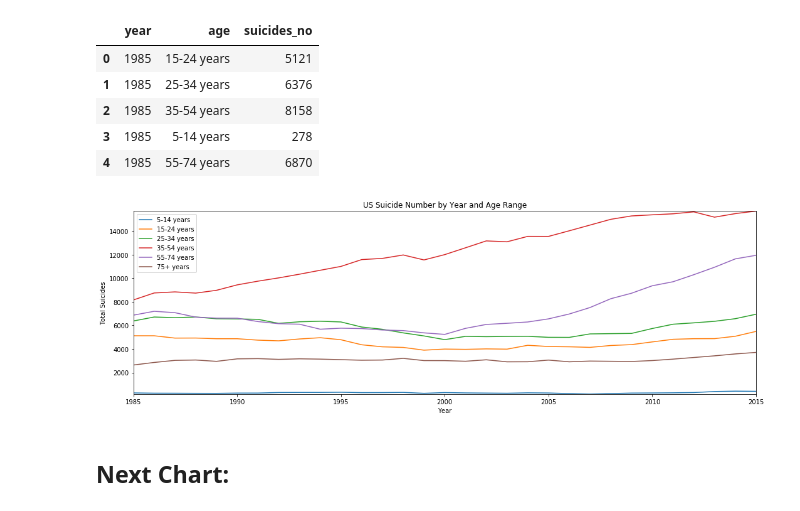
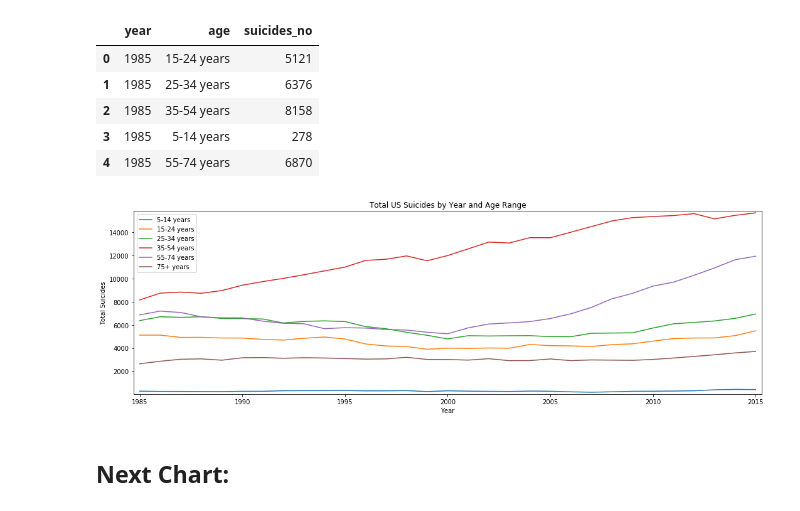
Before and after one commit to aeclaman/Project1, a Jupyter notebook: notebooks/graphs.ipynb, the cells around one changed output. Drawn from its saved outputs; the diff is of its cells as text; code cells hidden in the pictures.

```diff
--- a/notebooks/graphs.ipynb
+++ b/notebooks/graphs.ipynb
@@ -146,35 +146,35 @@ df_tot_by_yr.head()
 # %%
 #Line graph age range vs. suicide rate in US
 age_grp_1 = df_tot_by_yr.loc[df_tot_by_yr['age']=="5-14 years", 'suicides_no']
 age_grp_2 = df_tot_by_yr.loc[df_tot_by_yr['age']=="15-24 years", 'suicides_no']
 age_grp_3 = df_tot_by_yr.loc[df_tot_by_yr['age']=="25-34 years", 'suicides_no']
 age_grp_4 = df_tot_by_yr.loc[df_tot_by_yr['age']=="35-54 years", 'suicides_no']
 age_grp_5 = df_tot_by_yr.loc[df_tot_by_yr['age']=="55-74 years", 'suicides_no']
 age_grp_6 = df_tot_by_yr.loc[df_tot_by_yr['age']=="75+ years", 'suicides_no']
 time_line = df_tot_by_yr['year'].unique()
 
 fig, ax = plt.subplots(figsize=(15, 5))
 ax.plot(time_line, age_grp_1, label="5-14 years")
 ax.plot(time_line, age_grp_2, label="15-24 years")
 ax.plot(time_line, age_grp_3, label="25-34 years")
 ax.plot(time_line, age_grp_4, label="35-54 years")
 ax.plot(time_line, age_grp_5, label="55-74 years")
 ax.plot(time_line, age_grp_6, label="75+ years")
 ax.legend()
 
 # Incorporate the other graph properties
-plt.title(f"US Suicide Number by Year and Age Range" )
+plt.title(f"Total US Suicides by Year and Age Range" )
 plt.ylabel("Total Suicides")
 plt.xlabel("Year")
-plt.margins(0)
+plt.margins(0.01)
 
 
 fig.tight_layout()
 fig.savefig(output_us_suicide_vs_age)
 
 plt.show()
 # %% [output]
-[figure, old version]
+[figure, new version]
 # %% [markdown]
 ## Next Chart:
 # %% [markdown]
```
Also changed, not shown: parts of 1 cell of this notebook, 4 other files.
